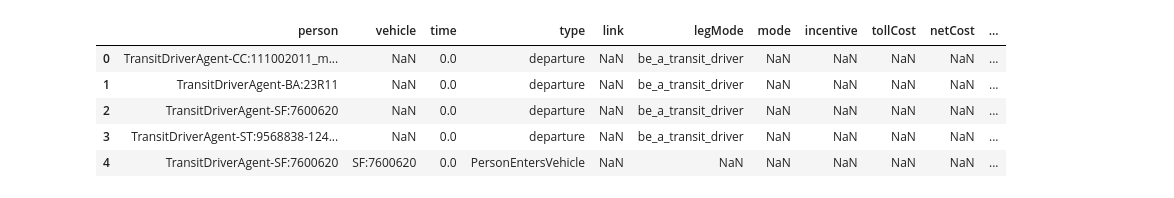
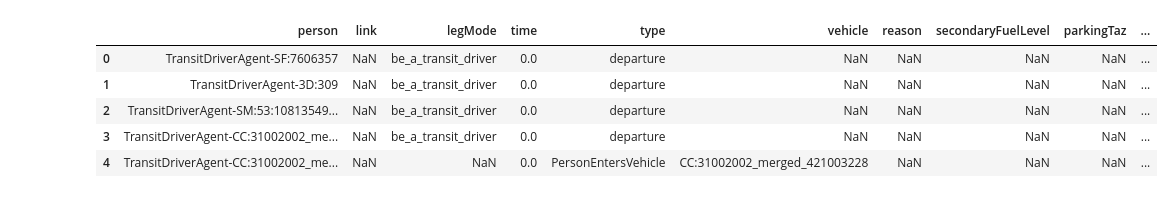
Before and after one commit to LBNL-UCB-STI/beam-core-analysis, a Jupyter notebook: Users/Nazanin/Gemini_file.ipynb, the cells around one changed output. Drawn from its saved outputs; the diff is of its cells as text; code cells hidden in the pictures.

Commit message:
Gemini and Trip_id Check

```diff
--- a/Users/Nazanin/Gemini_file.ipynb
+++ b/Users/Nazanin/Gemini_file.ipynb
@@ -6,8 +6,8 @@ import h5py
 import boto.s3
 import glob
 # %%
-gemini_base_2023_events_loc = "https://beam-outputs.s3.amazonaws.com/output/sfbay/gemini-base-2035-activitysim__2022-05-27_18-37-20_sjx/ITERS/it.0/"
+gemini_base_2035_events_loc = "https://beam-outputs.s3.amazonaws.com/output/sfbay/gemini-base-2035-activitysim__2021-11-22_19-27-51_vvr/ITERS/it.0/"
 # %%
 %%time
-gemini_base_2023_events = pd.read_csv(gemini_base_2023_events_loc + '0.events.csv.gz', compression = 'gzip')
+gemini_base_2035_events = pd.read_csv(gemini_base_2035_events_loc + '0.events.csv.gz', compression = 'gzip')
 # %% [output]
@@ -18,13 +18,13 @@ Wall time: 25min 14s
 pd.options.display.max_columns = None
 pd.options.display.max_rows = None
 # %%
-gemini_base_2023_events.head()
+gemini_base_2035_events.head()
 # %% [output]
-|  | person | vehicle | time | type | link | legMode | mode | incentive | tollCost | netCost | ... |
-| 0 | TransitDriverAgent-CC:111002011_m... | NaN | 0.0 | departure | NaN | be_a_transit_driver | NaN | NaN | NaN | NaN | ... |
-| 1 | TransitDriverAgent-BA:23R11 | NaN | 0.0 | departure | NaN | be_a_transit_driver | NaN | NaN | NaN | NaN | ... |
-| 2 | TransitDriverAgent-SF:7600620 | NaN | 0.0 | departure | NaN | be_a_transit_driver | NaN | NaN | NaN | NaN | ... |
-| 3 | TransitDriverAgent-ST:9568838-124... | NaN | 0.0 | departure | NaN | be_a_transit_driver | NaN | NaN | NaN | NaN | ... |
-| 4 | TransitDriverAgent-SF:7600620 | SF:7600620 | 0.0 | PersonEntersVehicle | NaN | NaN | NaN | NaN | NaN | NaN | ... |
+|  | person | link | legMode | time | type | vehicle | reason | secondaryFuelLevel | parkingTaz | ... |
+| 0 | TransitDriverAgent-SF:7606357 | NaN | be_a_transit_driver | 0.0 | departure | NaN | NaN | NaN | NaN | ... |
+| 1 | TransitDriverAgent-3D:309 | NaN | be_a_transit_driver | 0.0 | departure | NaN | NaN | NaN | NaN | ... |
+| 2 | TransitDriverAgent-SM:53:10813549... | NaN | be_a_transit_driver | 0.0 | departure | NaN | NaN | NaN | NaN | ... |
+| 3 | TransitDriverAgent-CC:31002002_me... | NaN | be_a_transit_driver | 0.0 | departure | NaN | NaN | NaN | NaN | ... |
+| 4 | TransitDriverAgent-CC:31002002_me... | NaN | NaN | 0.0 | PersonEntersVehicle | CC:31002002_merged_421003228 | NaN | NaN | NaN | ... |
 # %%
 # Rename the "mode" column
```
Also changed, not shown: parts of 53 cells of this notebook, 2 other files.
